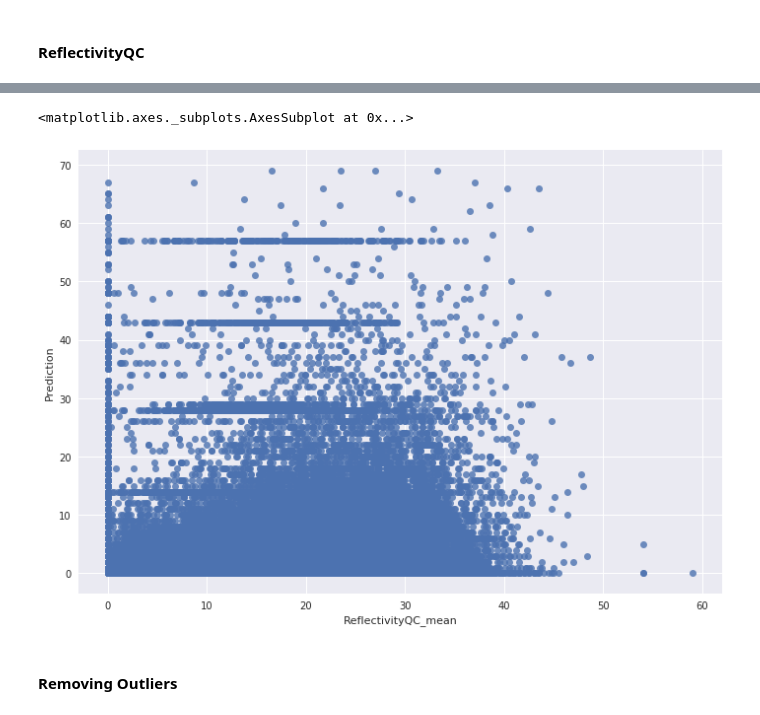
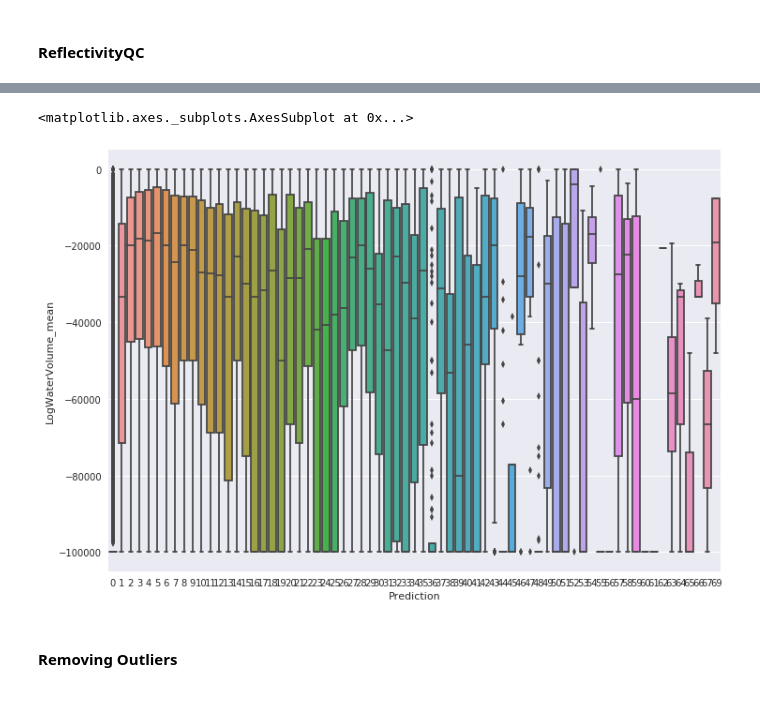
Before and after one commit to amitkvikram/MCHN-LRNG, a Jupyter notebook: kaggle/HowMuchDidItRain?/How Much did it Rain?.ipynb, the cells around one changed output, grey strips where cells are left out. Saved outputs shown, nothing was run; the diff lists cells and outputs as text; code cells hidden in the pictures.

```diff
--- a/kaggle/HowMuchDidItRain?/How Much did it Rain?.ipynb
+++ b/kaggle/HowMuchDidItRain?/How Much did it Rain?.ipynb
@@ -223,8 +99,8 @@ test['RR2_mean'] = test['RR2'].apply(lambda x:np.mean(list(map(float, x.split())
 # %%
 test['RR3_mean'] = test['RR3'].apply(lambda x:np.mean(list(map(float, x.split()))))
 # %%
-train['RR_mean'] = train['RR1_mean']+train['RR2_mean']+train['RR3_mean']
-test['RR_mean'] = test['RR1_mean'] + test['RR2_mean'] + test['RR3_mean']
+train['RR_mean'] = (train['RR1_mean']+train['RR2_mean']+train['RR3_mean'])/3
+test['RR_mean'] = (test['RR1_mean'] + test['RR2_mean'] + test['RR3_mean'])/3
 # %%
 train.drop(train.index[train['RR_mean']>300], inplace = True)
 # %%
@@ -300,7 +148,7 @@ train.head()
 train['LogWaterVolume'] = train['LogWaterVolume'].apply(lambda x:str(x))
 train['LogWaterVolume'] = train['LogWaterVolume'].apply(lambda x:' '.join(list(map(str, list
                                                                           (map(lambda x:
-                                                                               -100000 if np.isnan(x) else x,
+                                                                              0 if np.isnan(x) else x,
                                                                               list(map(float, x.split()))))))))
 # %%
 test['LogWaterVolume'] = test['LogWaterVolume'].apply(lambda x:str(x))
@@ -310,5 +158,5 @@ test['LogWaterVolume'] = test['LogWaterVolume'].apply(lambda x:' '.join(list(map
                                                                               list(map(float, x.split()))))))))
 # %%
-train['LogWaterVolume_mean'] = train['LogWaterVolume'].apply(lambda x:np.exp(np.mean(list(map(float,
+train['LogWaterVolume_mean'] = train['LogWaterVolume'].apply(lambda x:(np.mean(list(map(float,
                                                                                               x.split())))))
 # %%
@@ -332,11 +180,11 @@ train.head(n = 2)
 |  | Id | TimeToEnd | DistanceToRadar | Composite | HybridScan | HydrometeorType | Kdp | RR1 | ... |
 | 0 | 1 | 56.0 37.0 31.0 25.0 19.0 13.0 7.0... | 30.0 30.0 30.0 30.0 30.0 30.0 30.... | -99900.0 -99900.0 -99900.0 -99900... | -99900.0 -99900.0 -99900.0 -99900... | 8.0 8.0 8.0 8.0 8.0 8.0 8.0 8.0 | 0.0 0.0 0.0 0.0 0.0 0.0 0.0 0.0 | 0.0 0.0 0.0 0.0 0.0 0.0 0.0 0.0 | ... |
 | 1 | 2 | 58.0 48.0 38.0 29.0 19.0 9.0 | 77.0 77.0 77.0 77.0 77.0 77.0 | -99900.0 -99900.0 -99900.0 -99900... | -99900.0 -99900.0 -99900.0 -99900... | 8.0 8.0 8.0 8.0 8.0 8.0 | 0.0 0.0 0.0 0.0 0.0 0.0 | 0.0 0.0 0.0 0.0 0.0 0.0 | ... |
-# %%
-sns.regplot( x = train['ReflectivityQC_mean'], y = train['Prediction'], fit_reg = False)
-# %% [output]
-<matplotlib.axes._subplots.AxesSubplot at 0x...>
-[figure, removed]
+# %%
+sns.boxplot( y = train['LogWaterVolume_mean'], x = train['Prediction'])
+# %% [output]
+<matplotlib.axes._subplots.AxesSubplot at 0x...>
+[figure, added]
 # %% [markdown]
 #### Removing Outliers
 # %%
```
Also changed, not shown: parts of 24 cells of this notebook.
